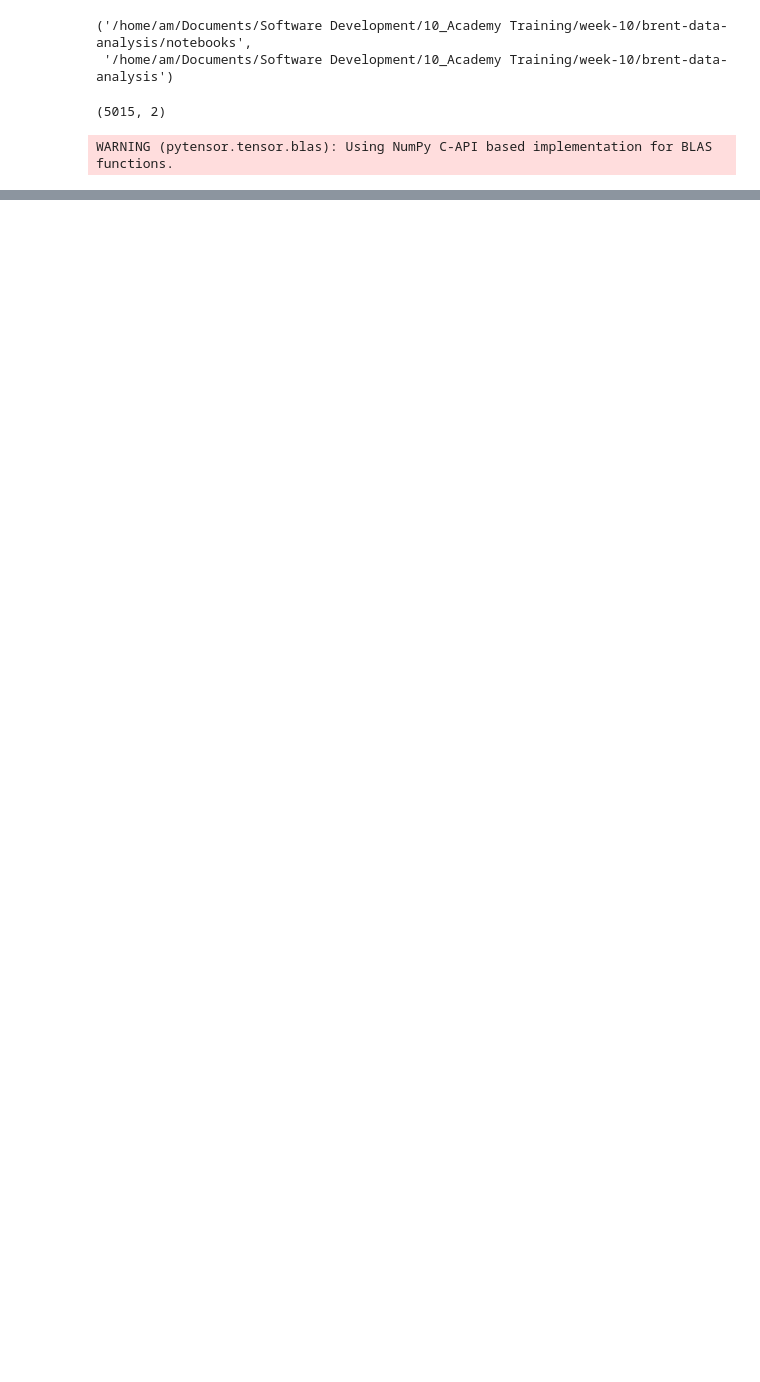
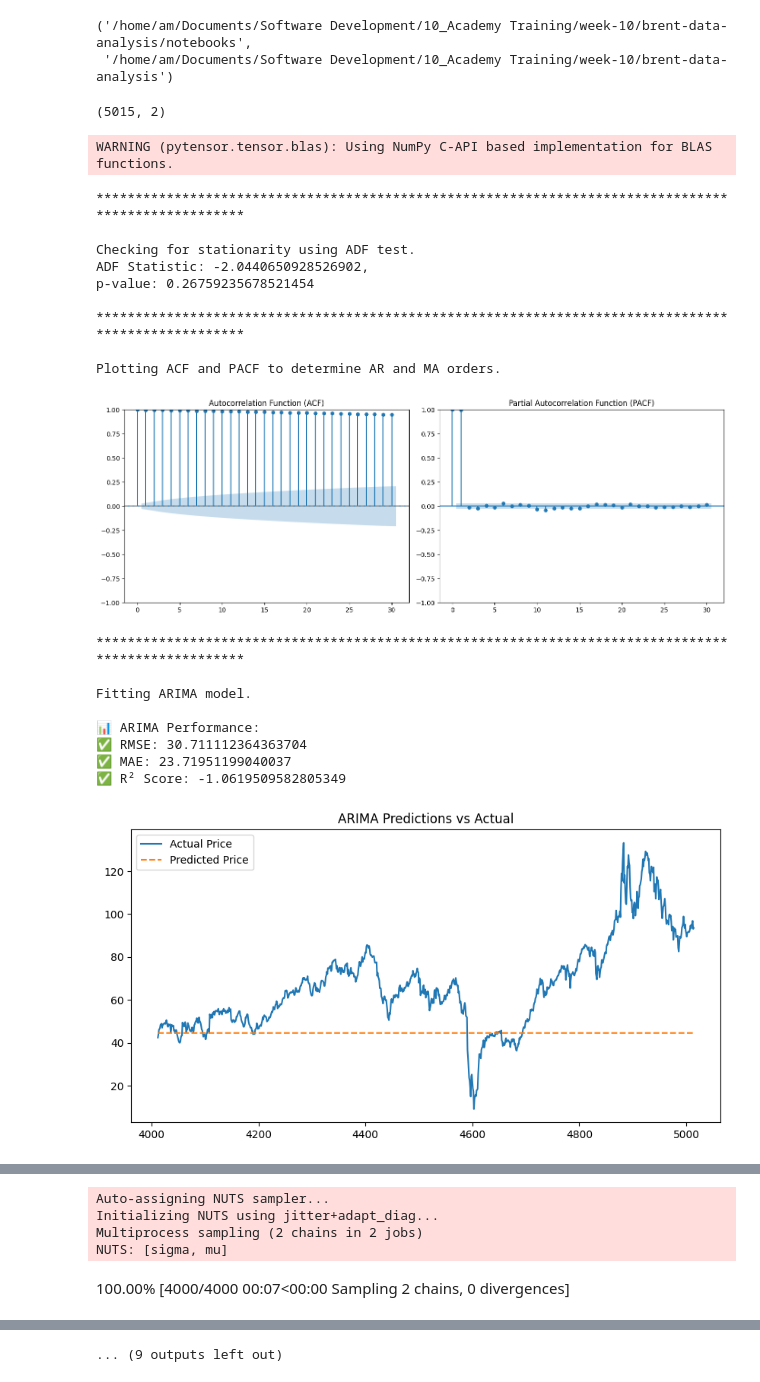
Before and after one commit to amare1990/brent-data-analysis, a Jupyter notebook: notebooks/statistical_modeling.ipynb, the cells around one changed output, grey strips where cells are left out. Drawn from its saved outputs; the diff is of its cells as text; code cells hidden in the pictures; blank space fills up the shorter version.

```diff
--- a/notebooks/statistical_modeling.ipynb
+++ b/notebooks/statistical_modeling.ipynb
@@ -30,14 +30,40 @@ statistical_model = StatisticalModel(df_processed)
 # %%
 result = statistical_model.check_stationarity()
 adf_statistic = result['ADF Statistic']
 p_value = result['p-value']
 print(f"ADF Statistic: {adf_statistic}, \np-value: {p_value}")
 
 statistical_model.plot_acf_pacf()
 
 statistical_model.fit_arima()
 
 statistical_model.fit_garch()
 
 trace = statistical_model.bayesian_inference()
+# var_result = statistical_model.fit_var()
+# markov_switching_result = statistical_model.fit_markov_switching_arima()
+
+lstm_model, perf_metrics = statistical_model.fit_lstm(epochs=10, batch_size=32)
+
+
 statistical_model.compare_models()
+# %% [output]
+****************************************************************************************************
+
+Checking for stationarity using ADF test.
+ADF Statistic: -2.0440650928526902,
+p-value: 0.26759235678521454
+
+****************************************************************************************************
+
+Plotting ACF and PACF to determine AR and MA orders.
+[figure, added]
+****************************************************************************************************
+
+Fitting ARIMA model.
+
+📊 ARIMA Performance:
+✅ RMSE: 30.711112364363704
+✅ MAE: 23.71951199040037
+✅ R² Score: -1.0619509582805349
+[figure, added]
@@ -43,0 +105,5 @@ statistical_model.compare_models()
+Auto-assigning NUTS sampler...
+Initializing NUTS using jitter+adapt_diag...
+Multiprocess sampling (2 chains in 2 jobs)
+NUTS: [sigma, mu]
+100.00% [4000/4000 00:07<00:00 Sampling 2 chains, 0 divergences]
@@ -43,0 +117 @@ statistical_model.compare_models()
+... (9 outputs left out)
```
Also changed, not shown: parts of 1 cell of this notebook, 3 other files.
